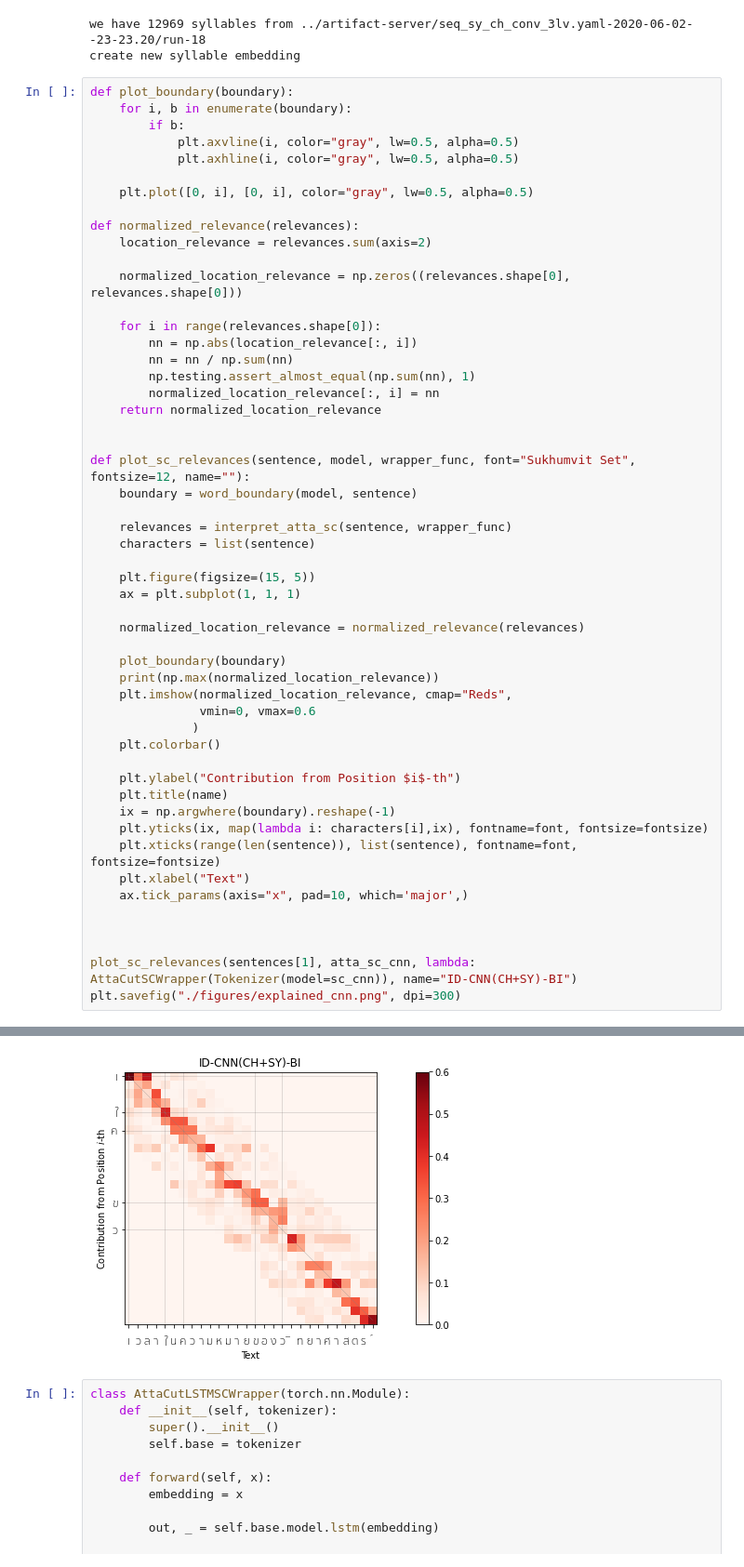
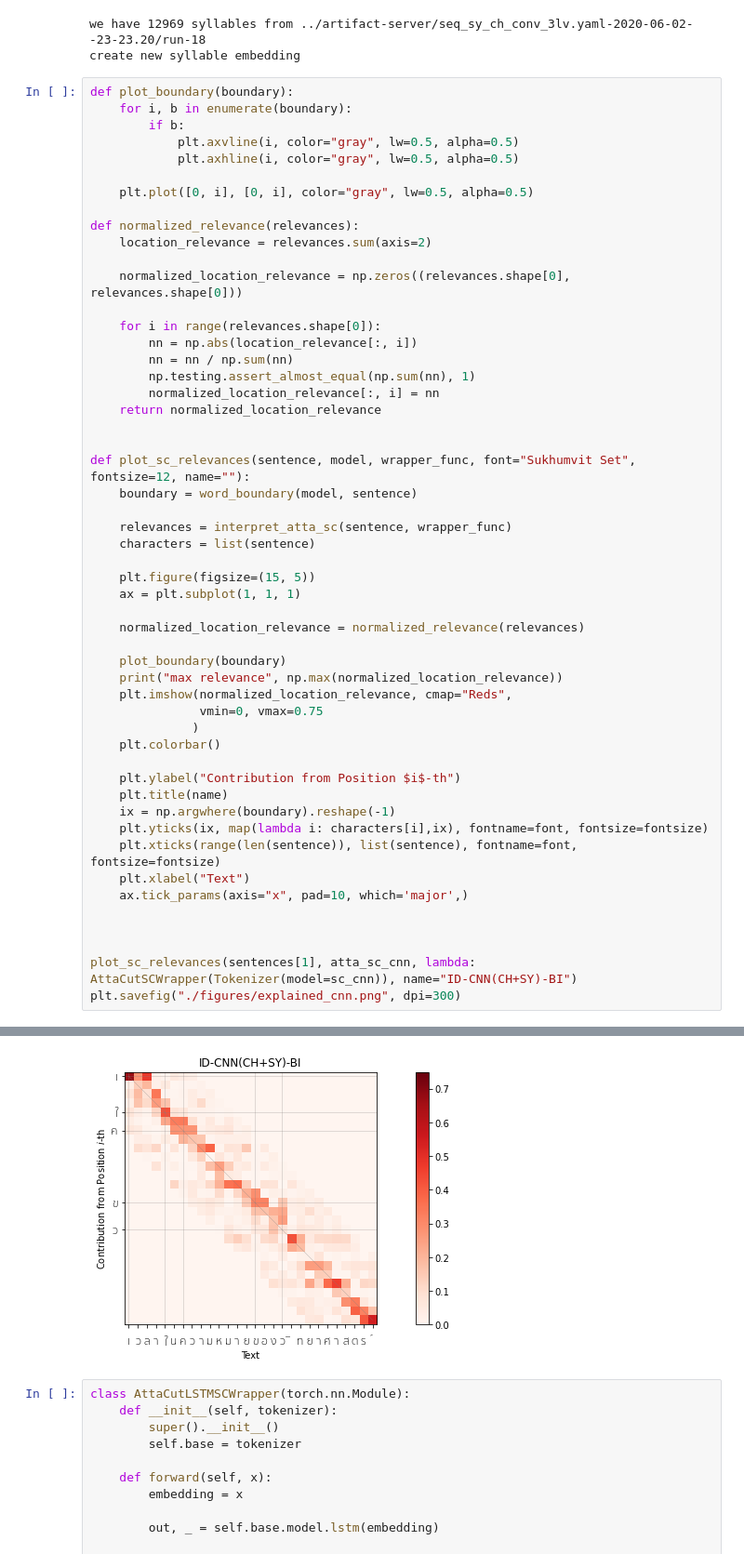
Before and after one commit to p16i/Syllable-based-Neural-Thai-Word-Segmentation, a Jupyter notebook: notebooks/x_attacut_captum.ipynb, the cells around one changed output, grey strips where cells are left out. Shown at 93% size. Cells and saved outputs as stored; diff of their text form.

```diff
--- a/notebooks/x_attacut_captum.ipynb
+++ b/notebooks/x_attacut_captum.ipynb
@@ -216,9 +216,9 @@ def plot_sc_relevances(sentence, model, wrapper_func, font="Sukhumvit Set", font
     normalized_location_relevance = normalized_relevance(relevances)
 
     plot_boundary(boundary)
-    print(np.max(normalized_location_relevance))
+    print("max relevance", np.max(normalized_location_relevance))
     plt.imshow(normalized_location_relevance, cmap="Reds",
-               vmin=0, vmax=0.6
+               vmin=0, vmax=0.75
               )
     plt.colorbar()
 
@@ -242,4 +242,4 @@ create new syllable embedding
-[figure, old version]
+[figure, new version]
 # %%
 class AttaCutLSTMSCWrapper(torch.nn.Module):
     def __init__(self, tokenizer):
```
Also changed, not shown: parts of 8 cells of this notebook, 3 other files.
